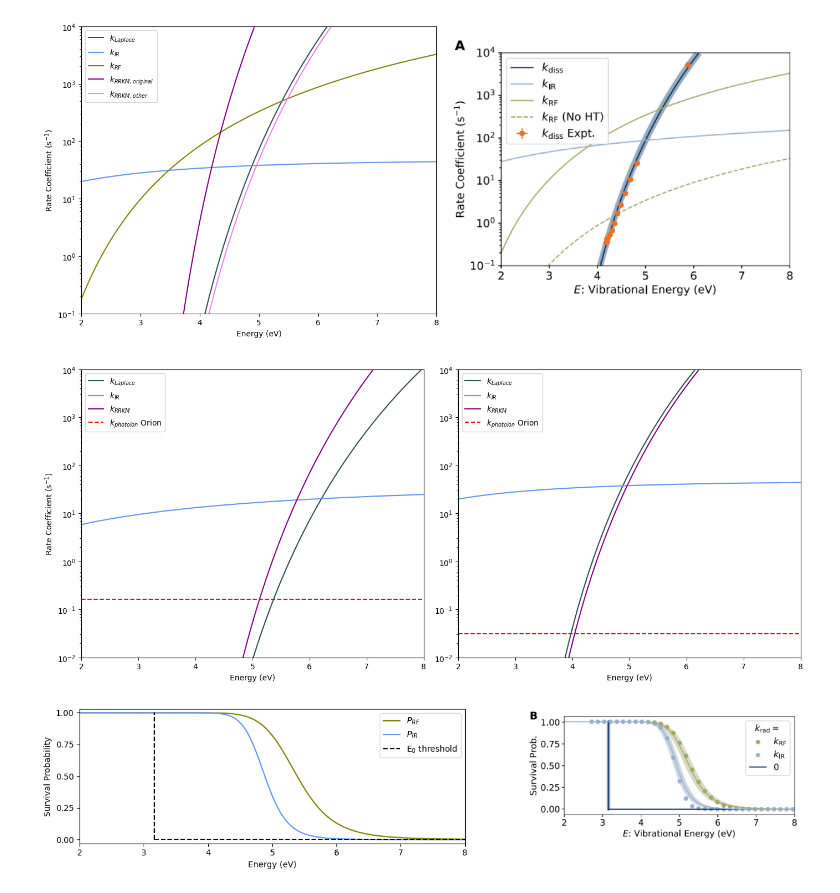
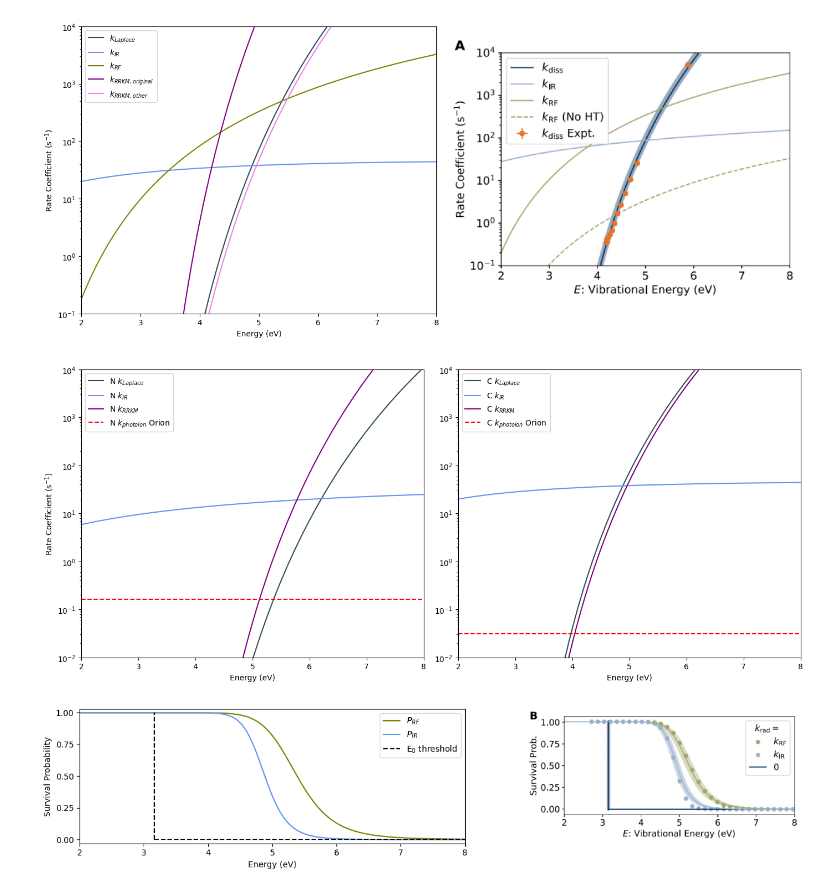
Before and after one commit to mustafa9812/Project-Cynap, a Jupyter notebook: scripts/calculations.ipynb, the cells around one changed output. Cells and saved outputs as stored; diff of their text form; code cells hidden in the pictures.

```diff
--- a/scripts/calculations.ipynb
+++ b/scripts/calculations.ipynb
@@ -860,32 +861,33 @@ plt.tight_layout()
 # %% [output]
 [figure]
 # %%
+# NEUTRAL AND CATION 1-CYANONAPHTHALENE RATE COEFFICIENTS COMPARISON
 fig, axs = plt.subplots(1, 2, figsize=(14, 6))
 
-axs[0].plot(N_LP_filtered_energies_list_eV, N_k_Laplace_list, color='darkslategrey', label='$k_{Laplace}$')
-axs[0].plot(N_IR_energies_list_eV, N_k_IR_total, color='cornflowerblue', label='$k_{IR}$')
-axs[0].plot(N_RRKM_filtered_energies_list_eV, N_k_RRKM_list, color='purple', label='$k_{RRKM}$')
-axs[0].axhline(y=N_Orion_IF_photoion_point, color='red', linestyle='--', label='$k_{photoion}$ Orion')
+axs[0].plot(N_LP_filtered_energies_list_eV, N_k_Laplace_list, color='darkslategrey', label='N $k_{Laplace}$')
+axs[0].plot(N_IR_energies_list_eV, N_k_IR_total, color='cornflowerblue', label='N $k_{IR}$')
+axs[0].plot(N_RRKM_filtered_energies_list_eV, N_k_RRKM_list, color='purple', label='N $k_{RRKM}$')
+axs[0].axhline(y=N_Orion_IF_photoion_point, color='red', linestyle='--', label='N $k_{photoion}$ Orion')
 # axs[0].plot(NC_energies_list, k_diss_C_list, label='k_Teff', color='red')
 axs[0].set_xlabel('Energy (eV)')
 axs[0].set_ylabel('Rate Coefficient (s$^{-1}$)')
 axs[0].set_yscale('log')
 axs[0].legend(loc='upper left')
 axs[0].set_xlim(2, 8)
 axs[0].set_ylim(1e-2, 1e4)
 
-axs[1].plot(LP_filtered_energies_list_eV, C_k_Laplace_list, color='darkslategrey', label='$k_{Laplace}$')
-axs[1].plot(C_IR_energies_list_eV, C_k_IR_total, color='cornflowerblue', label='$k_{IR}$')
-axs[1].plot(other_C_RRKM_filtered_energies_list_eV, other_C_k_RRKM_list, color='purple', label='$k_{RRKM}$')
-axs[1].axhline(y=C_Orion_IF_photoion_point, color='red', linestyle='--', label='$k_{photoion}$ Orion ')
+axs[1].plot(LP_filtered_energies_list_eV, C_k_Laplace_list, color='darkslategrey', label='C $k_{Laplace}$')
+axs[1].plot(C_IR_energies_list_eV, C_k_IR_total, color='cornflowerblue', label='C $k_{IR}$')
+axs[1].plot(other_C_RRKM_filtered_energies_list_eV, other_C_k_RRKM_list, color='purple', label='C $k_{RRKM}$')
+axs[1].axhline(y=C_Orion_IF_photoion_point, color='red', linestyle='--', label='C $k_{photoion}$ Orion ')
 axs[1].set_xlabel('Energy (eV)')
 # axs[1].set_ylabel('Rate Coefficient (s$^{-1}$)')
 axs[1].set_yscale('log')
 axs[1].legend(loc='upper left')
 axs[1].set_xlim(2, 8)
 axs[1].set_ylim(1e-2, 1e4)
 
 plt.tight_layout()
 # %% [output]
-[figure, old version]
+[figure, new version]
 # %%
```
Also changed, not shown: parts of 8 cells of this notebook, 16 other files.
